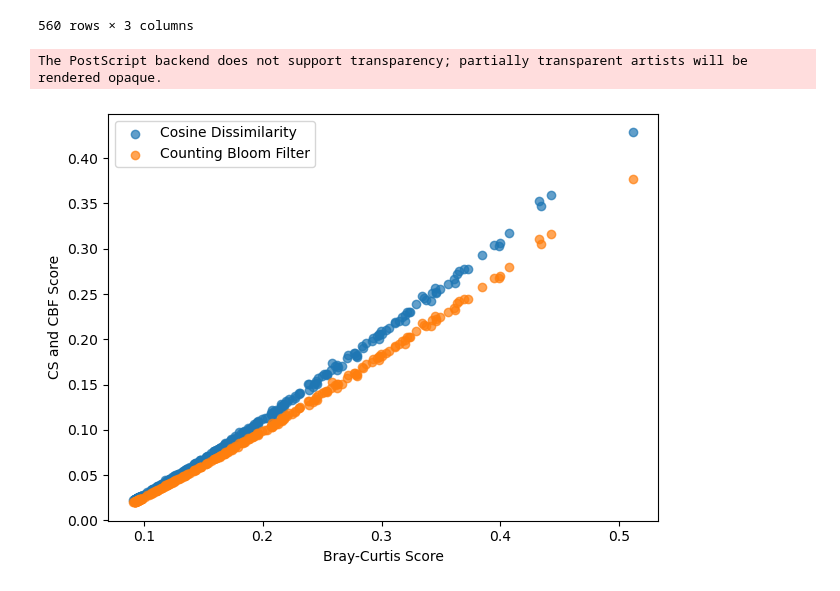
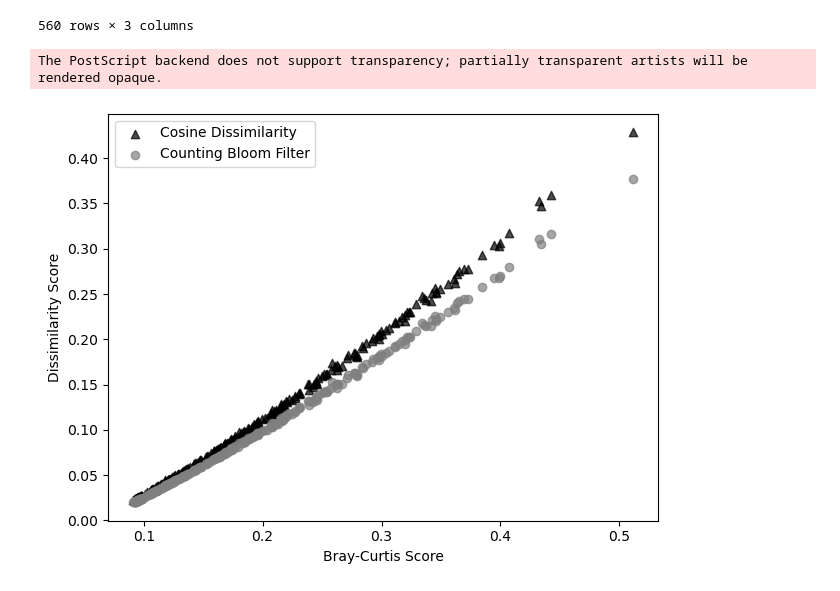
Before and after one commit to rhit-davisoc/KmerThesis, a Jupyter notebook: plots/arabidopsis_analysis_rm5.ipynb, the cells around one changed output. Saved outputs shown, nothing was run; the diff lists cells and outputs as text; code cells hidden in the pictures.

```diff
--- a/plots/arabidopsis_analysis_rm5.ipynb
+++ b/plots/arabidopsis_analysis_rm5.ipynb
@@ -743,19 +743,19 @@ bf_cs_df
 | 8920 | Counting Bloom Filter Score | 1.0 | 0.094381 |
 560 rows × 3 columns
 # %%
-plt.scatter(df1["score"],df2["score"],label='Cosine Dissimilarity',alpha=0.7)
-plt.scatter(df1["score"],df3["score"],label='Counting Bloom Filter',alpha=0.7)
+plt.scatter(df1["score"],df2["score"],label='Cosine Dissimilarity',alpha=0.7,c='black',marker='^')
+plt.scatter(df1["score"],df3["score"],label='Counting Bloom Filter',alpha=0.7,c='gray')
 
 plt.xlabel("Bray-Curtis Score")
-plt.ylabel("CS and CBF Score")
+plt.ylabel("Dissimilarity Score")
 plt.legend()
 
 plt.tight_layout()
 plt.savefig("../figures/direct_kmer_score_comparison.eps",format='eps',dpi=350)
 plt.show()
 # %% [output]
 The PostScript backend does not support transparency; partially transparent artists will be rendered opaque.
-[figure, old version]
+[figure, new version]
 # %%
 k=10
 plot_df = BC[BC["k-length"]==k]; ADJUSTED = False
```
Also changed, not shown: parts of 3 cells of this notebook, 29 other files.
